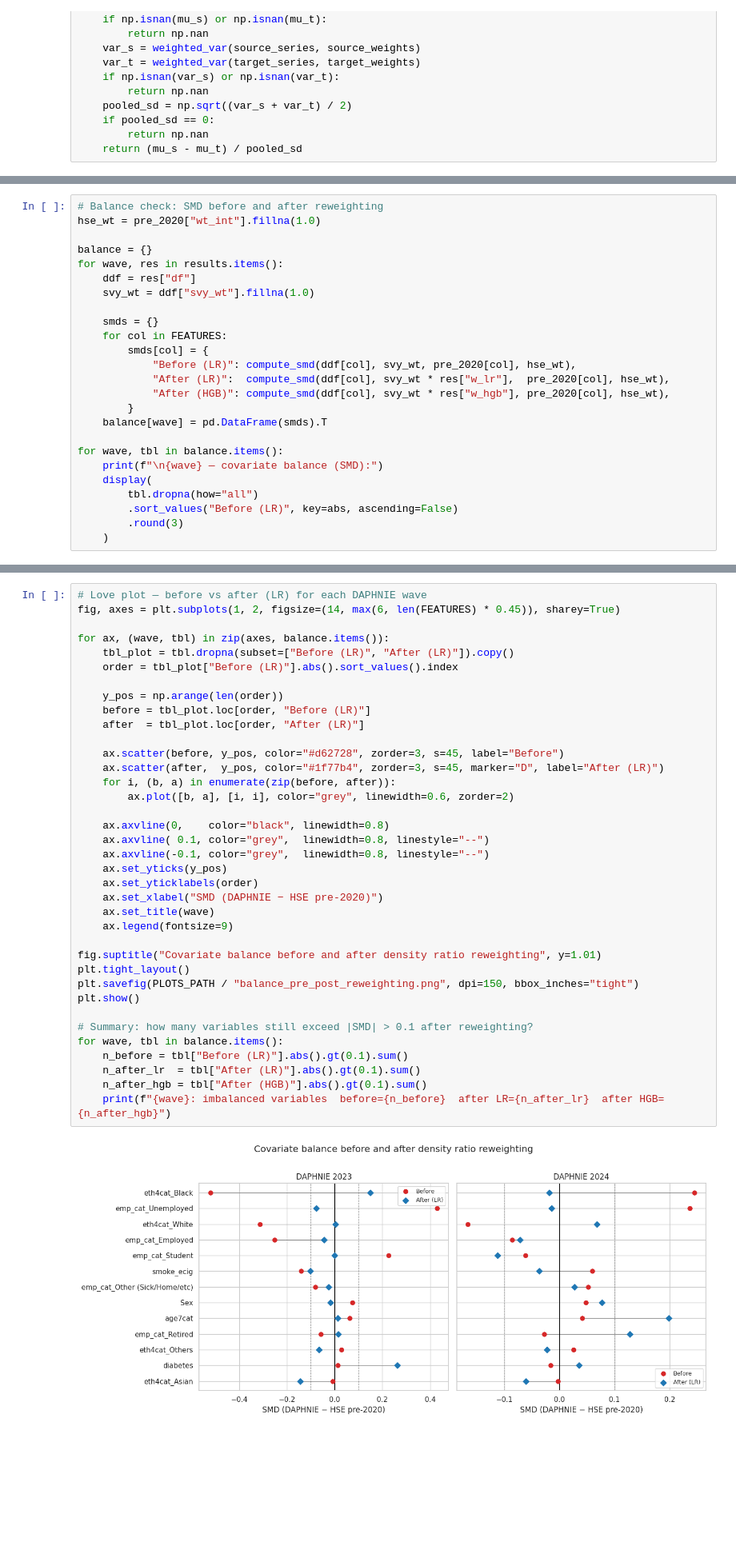
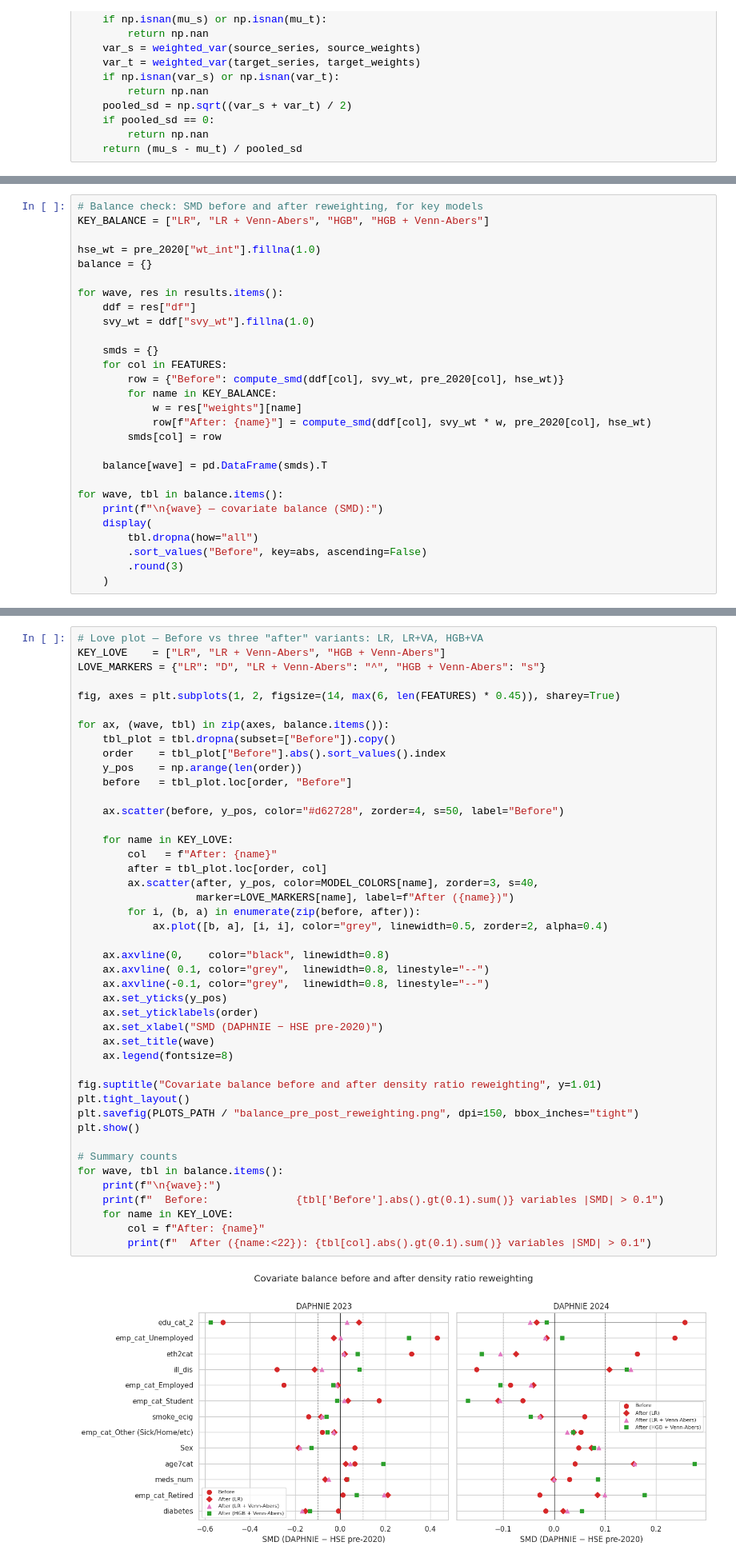
Before and after one commit to LuisGiraldo86/EuroQoL, a Jupyter notebook: notebooks/covariate_shift/03-density_ratio.ipynb, the cells around one changed output, grey strips where cells are left out. Shown at 80% size. Cells and saved outputs as stored; diff of their text form; blank space fills up the shorter version.

```diff
--- a/notebooks/covariate_shift/03-density_ratio.ipynb
+++ b/notebooks/covariate_shift/03-density_ratio.ipynb
@@ -333,26 +508,29 @@ DAPHNIE 2024 — LR coefficients (standardised):
 # %%
-# Balance check: SMD before and after reweighting
+# Balance check: SMD before and after reweighting, for key models
+KEY_BALANCE = ["LR", "LR + Venn-Abers", "HGB", "HGB + Venn-Abers"]
+
 hse_wt = pre_2020["wt_int"].fillna(1.0)
+balance = {}
 
-balance = {}
 for wave, res in results.items():
     ddf = res["df"]
     svy_wt = ddf["svy_wt"].fillna(1.0)
 
     smds = {}
     for col in FEATURES:
-        smds[col] = {
-            "Before (LR)": compute_smd(ddf[col], svy_wt, pre_2020[col], hse_wt),
-            "After (LR)":  compute_smd(ddf[col], svy_wt * res["w_lr"],  pre_2020[col], hse_wt),
-            "After (HGB)": compute_smd(ddf[col], svy_wt * res["w_hgb"], pre_2020[col], hse_wt),
-        }
+        row = {"Before": compute_smd(ddf[col], svy_wt, pre_2020[col], hse_wt)}
+        for name in KEY_BALANCE:
+            w = res["weights"][name]
+            row[f"After: {name}"] = compute_smd(ddf[col], svy_wt * w, pre_2020[col], hse_wt)
+        smds[col] = row
+
     balance[wave] = pd.DataFrame(smds).T
 
 for wave, tbl in balance.items():
     print(f"\n{wave} — covariate balance (SMD):")
     display(
         tbl.dropna(how="all")
-        .sort_values("Before (LR)", key=abs, ascending=False)
+        .sort_values("Before", key=abs, ascending=False)
         .round(3)
     )
 # %% [output]
@@ -389,39 +567,46 @@ DAPHNIE 2024 — covariate balance (SMD):
 # %%
-# Love plot — before vs after (LR) for each DAPHNIE wave
+# Love plot — Before vs three "after" variants: LR, LR+VA, HGB+VA
+KEY_LOVE    = ["LR", "LR + Venn-Abers", "HGB + Venn-Abers"]
+LOVE_MARKERS = {"LR": "D", "LR + Venn-Abers": "^", "HGB + Venn-Abers": "s"}
+
 fig, axes = plt.subplots(1, 2, figsize=(14, max(6, len(FEATURES) * 0.45)), sharey=True)
 
 for ax, (wave, tbl) in zip(axes, balance.items()):
-    tbl_plot = tbl.dropna(subset=["Before (LR)", "After (LR)"]).copy()
-    order = tbl_plot["Before (LR)"].abs().sort_values().index
+    tbl_plot = tbl.dropna(subset=["Before"]).copy()
+    order    = tbl_plot["Before"].abs().sort_values().index
+    y_pos    = np.arange(len(order))
+    before   = tbl_plot.loc[order, "Before"]
 
-    y_pos = np.arange(len(order))
-    before = tbl_plot.loc[order, "Before (LR)"]
-    after  = tbl_plot.loc[order, "After (LR)"]
+    ax.scatter(before, y_pos, color="#d62728", zorder=4, s=50, label="Before")
 
-    ax.scatter(before, y_pos, color="#d62728", zorder=3, s=45, label="Before")
-    ax.scatter(after,  y_pos, color="#1f77b4", zorder=3, s=45, marker="D", label="After (LR)")
-    for i, (b, a) in enumerate(zip(before, after)):
-        ax.plot([b, a], [i, i], color="grey", linewidth=0.6, zorder=2)
+    for name in KEY_LOVE:
+        col   = f"After: {name}"
+        after = tbl_plot.loc[order, col]
+        ax.scatter(after, y_pos, color=MODEL_COLORS[name], zorder=3, s=40,
+                   marker=LOVE_MARKERS[name], label=f"After ({name})")
+        for i, (b, a) in enumerate(zip(before, after)):
+            ax.plot([b, a], [i, i], color="grey", linewidth=0.5, zorder=2, alpha=0.4)
 
     ax.axvline(0,    color="black", linewidth=0.8)
     ax.axvline( 0.1, color="grey",  linewidth=0.8, linestyle="--")
     ax.axvline(-0.1, color="grey",  linewidth=0.8, linestyle="--")
     ax.set_yticks(y_pos)
     ax.set_yticklabels(order)
     ax.set_xlabel("SMD (DAPHNIE − HSE pre-2020)")
     ax.set_title(wave)
-    ax.legend(fontsize=9)
+    ax.legend(fontsize=8)
 
 fig.suptitle("Covariate balance before and after density ratio reweighting", y=1.01)
 plt.tight_layout()
 plt.savefig(PLOTS_PATH / "balance_pre_post_reweighting.png", dpi=150, bbox_inches="tight")
 plt.show()
 
-# Summary: how many variables still exceed |SMD| > 0.1 after reweighting?
+# Summary counts
 for wave, tbl in balance.items():
-    n_before = tbl["Before (LR)"].abs().gt(0.1).sum()
-    n_after_lr  = tbl["After (LR)"].abs().gt(0.1).sum()
-    n_after_hgb = tbl["After (HGB)"].abs().gt(0.1).sum()
-    print(f"{wave}: imbalanced variables  before={n_before}  after LR={n_after_lr}  after HGB={n_after_hgb}")
+    print(f"\n{wave}:")
+    print(f"  Before:              {tbl['Before'].abs().gt(0.1).sum()} variables |SMD| > 0.1")
+    for name in KEY_LOVE:
+        col = f"After: {name}"
+        print(f"  After ({name:<22}): {tbl[col].abs().gt(0.1).sum()} variables |SMD| > 0.1")
 # %% [output]
-[figure, old version]
+[figure, new version]
```
Also changed, not shown: parts of 9 cells of this notebook, 2 other files.
